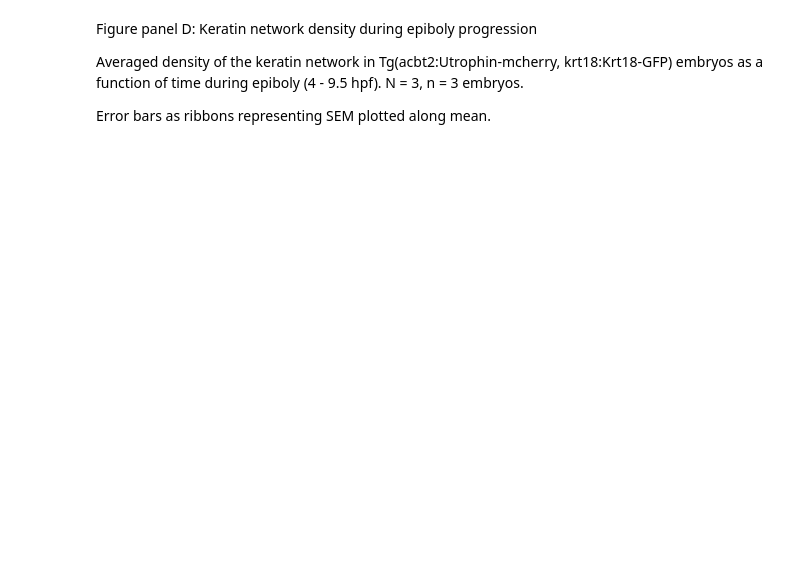
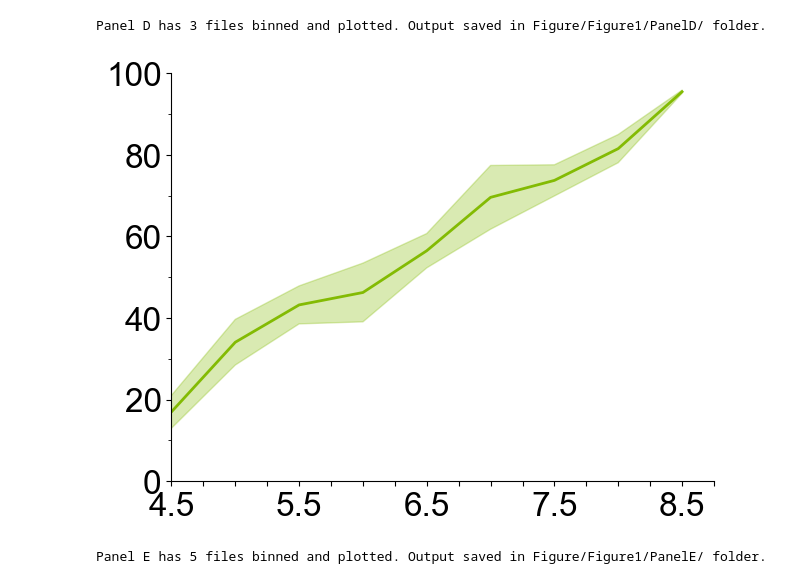
Before and after one commit to Suyash-Naik/2026-Keratinepithlialspreadingcoordinate-Data, a Jupyter notebook: notebooks/Figure1_KeratinNetworkMaturationEVL.ipynb, the cells around one changed output. Drawn from its saved outputs; the diff is of its cells as text; code cells hidden in the pictures; blank space fills up the shorter version.

```diff
--- a/notebooks/Figure1_KeratinNetworkMaturationEVL.ipynb
+++ b/notebooks/Figure1_KeratinNetworkMaturationEVL.ipynb
@@ -89,8 +85,13 @@ plt.show()
-# %% [markdown]
-
-Figure panel D: Keratin network density during epiboly progression
-
-Averaged density of the keratin network in Tg(acbt2:Utrophin-mcherry, krt18:Krt18-GFP) embryos
-as a function of time during epiboly (4 - 9.5 hpf). N = 3, n = 3 embryos.
-
-Error bars as ribbons representing SEM plotted along mean.
+# %%
+'''
+Figure panel D: Keratin network density during epiboly progression
+Averaged density of the keratin network in Tg(acbt2:Utrophin-mcherry, krt18:Krt18-GFP) embryos
+as a function of time during epiboly (4 - 9.5 hpf). N = 3, n = 3 embryos.
+Error bars as ribbons representing SEM plotted along mean.
+'''
+ndfolders = glob("data/Fig1/1D/*")
+outputfolder="Figure/Figure1/PanelD/"
+os.makedirs(outputfolder,exist_ok=True)
+print(f"Panel D has {len(ndfolders)} files binned and plotted. Output saved in {outputfolder} folder.")
+# %% [output]
+Panel D has 3 files binned and plotted. Output saved in Figure/Figure1/PanelD/ folder.
@@ -96,0 +192,36 @@ Error bars as ribbons representing SEM plotted along mean.
+# %%
+#Plot the average network density data in ndBins as a line with the error bars as a ribbon around the line
+fig, ax = setup_figure(yticks_minor=np.arange(0,100,10))
+#ax.set_xlabel("Time (hpf)")
+#ax.set_ylabel("Network Density (%)")
+ax.set_xlim(4.5,8.5)
+ax.set_ylim(0,100)
+ax.set_xticks(np.arange(4.5,9,0.25))
+ax.set_xticklabels(["4.5","","","","5.5","","","","6.5","","","","7.5","","","","8.5",""])
+networkavg = ndBins[["1801_NetworkDensity", "2410_NetworkDensity", "2503_NetworkDensity"]].mean(axis=1)
+networksem=ndBins[["1801_NetworkDensity","2410_NetworkDensity","2503_NetworkDensity"]].sem(axis=1)
+for index,value in enumerate(networksem):
+    if value==np.nan:
+        value=ndBins["2503_NetworkDensity_SEM"][index]
+ax.plot(ndBins["Time (hpf)"],networkavg,color="#83bb03",linewidth=2)
+ax.fill_between(ndBins["Time (hpf)"],networkavg-networksem,networkavg+networksem,color="#83bb03",alpha=0.3)
+fig.savefig(outputfolder+"1604_NetworkDensity.png",dpi=300,bbox_inches='tight',transparent=True)
+fig.savefig(outputfolder+"1604_NetworkDensity.pdf",dpi=300,bbox_inches='tight',transparent=True)
+fig.savefig(outputfolder+"1604_NetworkDensity.svg",dpi=300,bbox_inches='tight',transparent=True)
+pd.DataFrame([ndBins["Time (hpf)"],networkavg,networksem]).T.to_csv(outputfolder+"1604_NetworkDensity.csv")
+plt.show()
+# %% [output]
+[figure, added]
+# %%
+'''
+Figure panel E: Apical cell area of EVL cells during epiboly
+Average apical cell area of individual EVL cells in Tg(acbt2:Utrophin-mcherry, krt18:Krt18-GFP) embryos
+as a function of time during epiboly (4 hpf-8.5 hpf). N = 3, n = 5 embryos.
+Error bars as ribbons SD of mean.
+'''
+areafolders=glob("data/Fig1/1E/*")
+outputfolder="Figure/Figure1/PanelE/"
+os.makedirs(outputfolder, exist_ok=True)
+print(f"Panel E has {len(areafolders)} files binned and plotted. Output saved in {outputfolder} folder.")
+# %% [output]
+Panel E has 5 files binned and plotted. Output saved in Figure/Figure1/PanelE/ folder.
```
Also changed, not shown: parts of 15 cells of this notebook, 2 other files.
